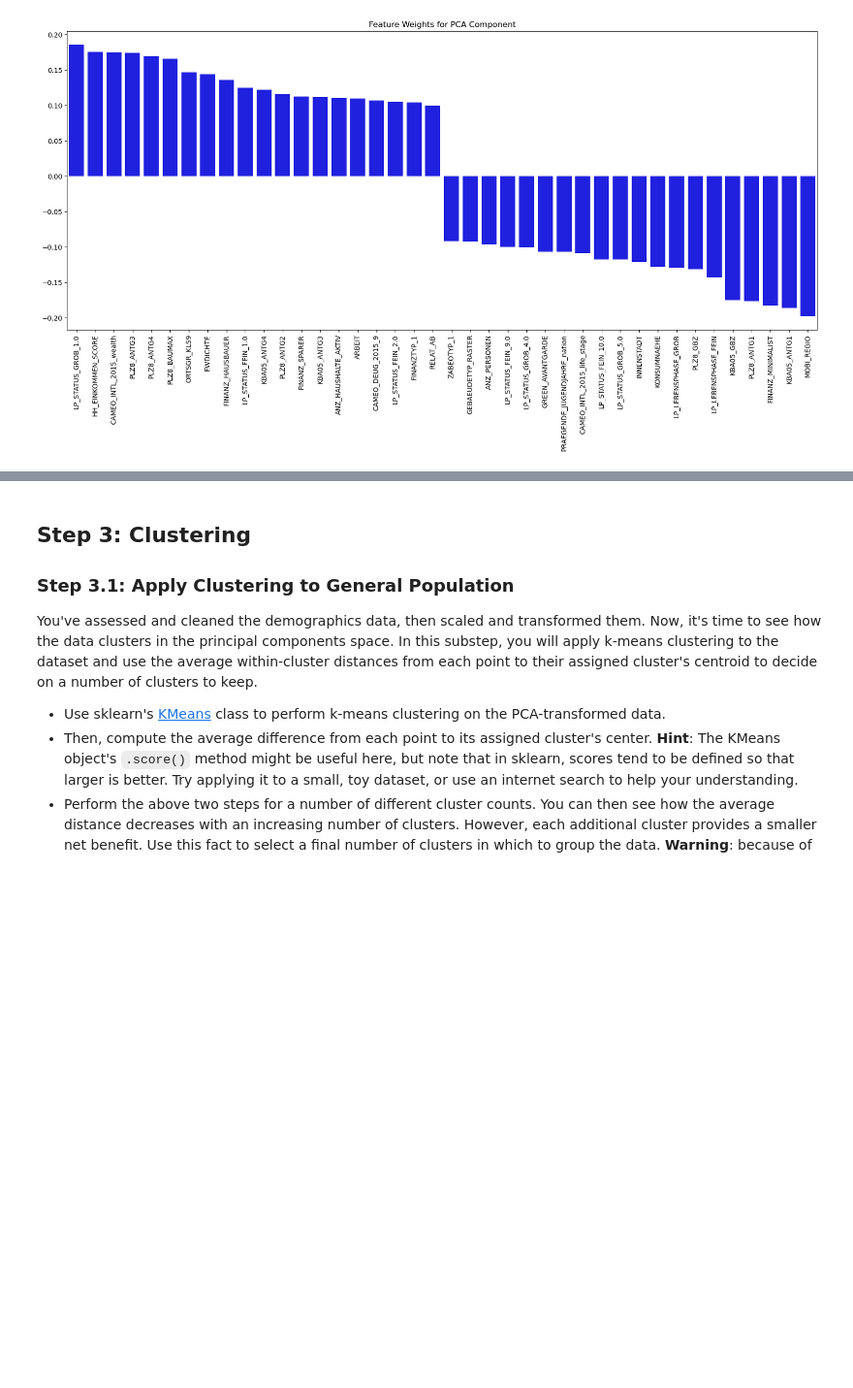
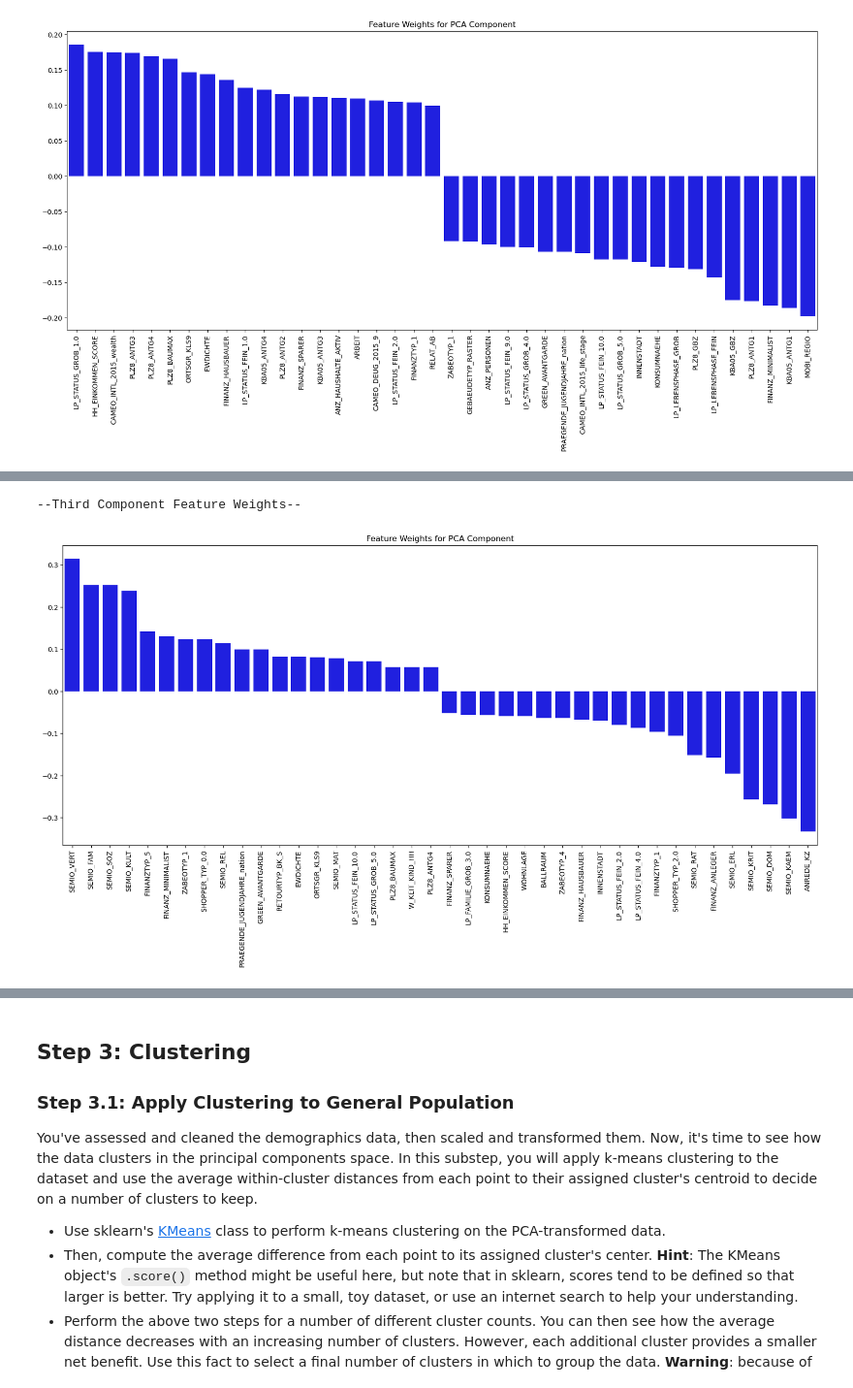
Before and after one commit to charlesbeacham/unsupervised_udacity, a Jupyter notebook: Identify_Customer_Segments.ipynb, the cells around one changed output, grey strips where cells are left out. Shown at 97% size. Drawn from its saved outputs; the diff is of its cells as text; code cells hidden in the pictures; blank space fills up the shorter version.

```diff
--- a/Identify_Customer_Segments.ipynb
+++ b/Identify_Customer_Segments.ipynb
@@ -788,6 +792,12 @@ plot_weights_subset(component_0, 20)
 # %%
 # Map weights for the third principal component to corresponding feature names
 # and then print the linked values, sorted by weight.
+print('--Third Component Feature Weights--')
+component_2 = get_component_weights(pca, 2)
+plot_weights_subset(component_2, 20)
+# %% [output]
+--Third Component Feature Weights--
+[figure, added]
 # %% [markdown]
 ### Discussion 2.3: Interpret Principal Components
 
```
Also changed, not shown: parts of 3 cells of this notebook.
